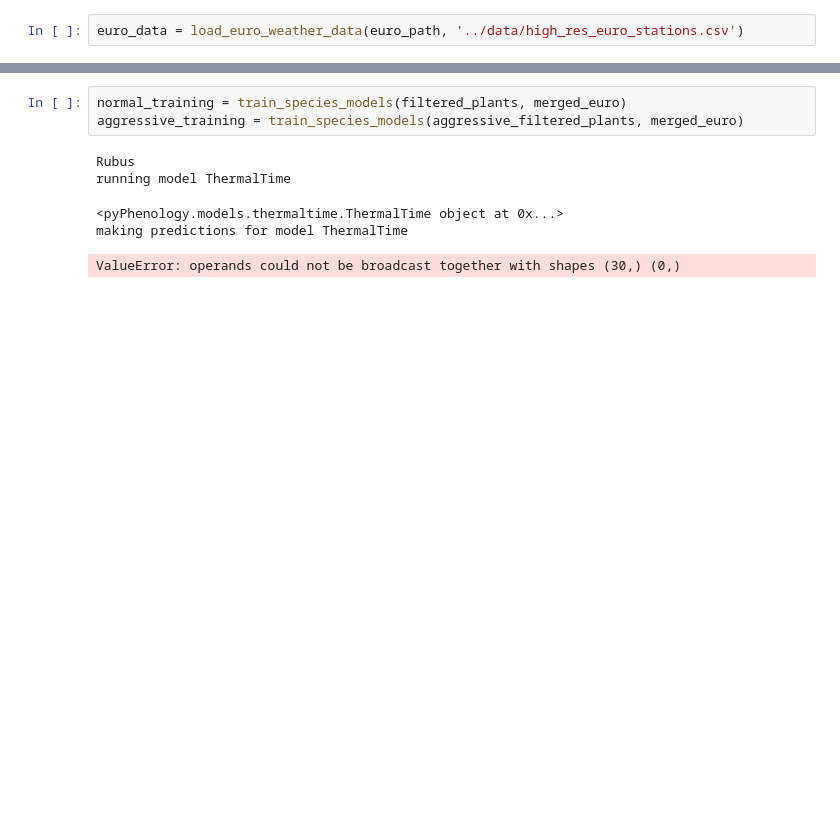
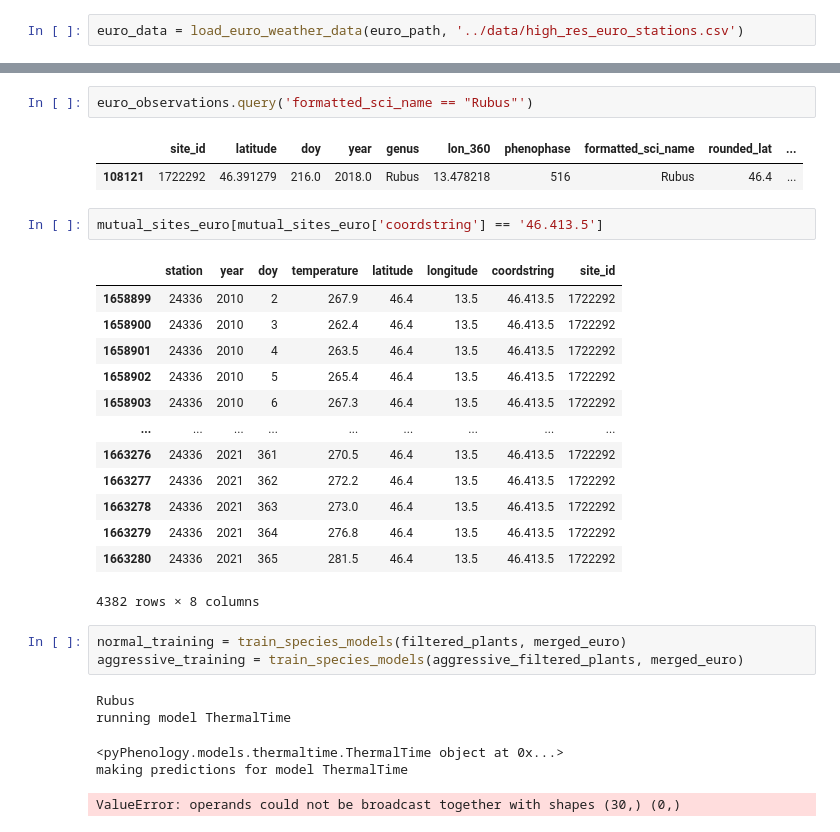
Before and after one commit to falling-fruit/dfg-seasons, a Jupyter notebook: modelling/high_res_models_finalized.ipynb, the cells around one changed output, grey strips where cells are left out. Saved outputs shown, nothing was run; the diff lists cells and outputs as text; blank space fills up the shorter version.

```diff
--- a/modelling/high_res_models_finalized.ipynb
+++ b/modelling/high_res_models_finalized.ipynb
@@ -375,3 +350,24 @@ ValueError: No objects to concatenate
+# %%
+euro_observations.query('formatted_sci_name == "Rubus"')
+# %% [output]
+|  | site_id | latitude | doy | year | genus | lon_360 | phenophase | formatted_sci_name | rounded_lat | ... |
+| 108121 | 1722292 | 46.391279 | 216.0 | 2018.0 | Rubus | 13.478218 | 516 | Rubus | 46.4 | ... |
+# %%
+mutual_sites_euro[mutual_sites_euro['coordstring'] == '46.413.5']
+# %% [output]
+|  | station | year | doy | temperature | latitude | longitude | coordstring | site_id |
+| 1658899 | 24336 | 2010 | 2 | 267.9 | 46.4 | 13.5 | 46.413.5 | 1722292 |
+| 1658900 | 24336 | 2010 | 3 | 262.4 | 46.4 | 13.5 | 46.413.5 | 1722292 |
+| 1658901 | 24336 | 2010 | 4 | 263.5 | 46.4 | 13.5 | 46.413.5 | 1722292 |
+| 1658902 | 24336 | 2010 | 5 | 265.4 | 46.4 | 13.5 | 46.413.5 | 1722292 |
+| 1658903 | 24336 | 2010 | 6 | 267.3 | 46.4 | 13.5 | 46.413.5 | 1722292 |
+| ... | ... | ... | ... | ... | ... | ... | ... | ... |
+| 1663276 | 24336 | 2021 | 361 | 270.5 | 46.4 | 13.5 | 46.413.5 | 1722292 |
+| 1663277 | 24336 | 2021 | 362 | 272.2 | 46.4 | 13.5 | 46.413.5 | 1722292 |
+| 1663278 | 24336 | 2021 | 363 | 273.0 | 46.4 | 13.5 | 46.413.5 | 1722292 |
+| 1663279 | 24336 | 2021 | 364 | 276.8 | 46.4 | 13.5 | 46.413.5 | 1722292 |
+| 1663280 | 24336 | 2021 | 365 | 281.5 | 46.4 | 13.5 | 46.413.5 | 1722292 |
+4382 rows × 8 columns
 # %%
 normal_training = train_species_models(filtered_plants, merged_euro)
 aggressive_training = train_species_models(aggressive_filtered_plants, merged_euro)
```
Also changed, not shown: parts of 16 cells of this notebook.
